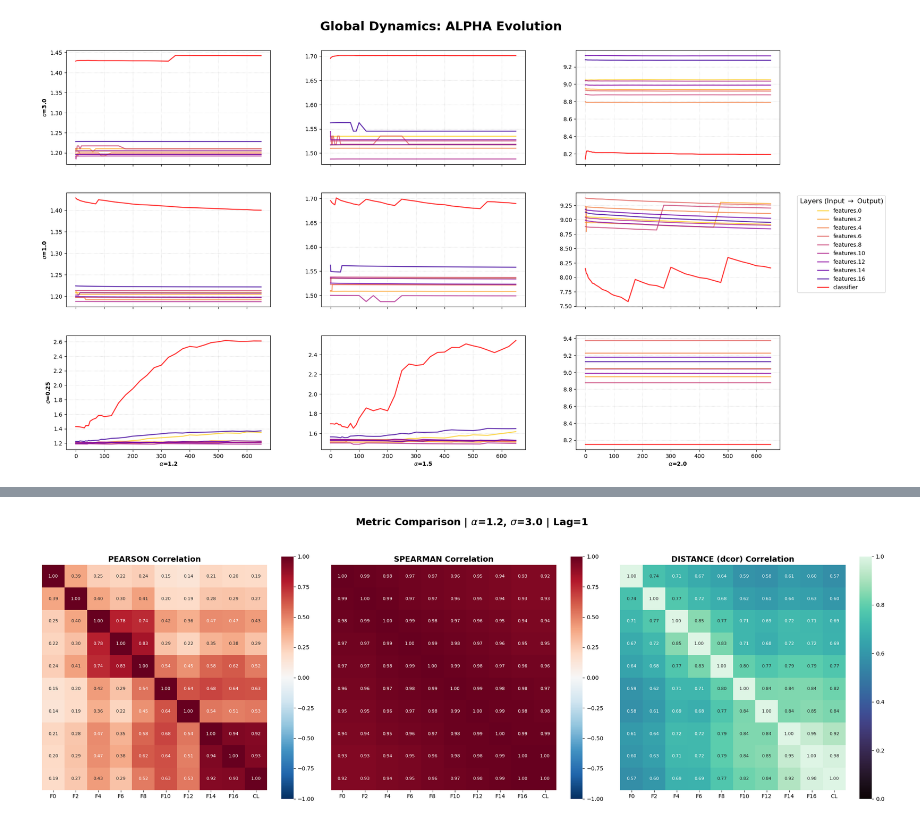
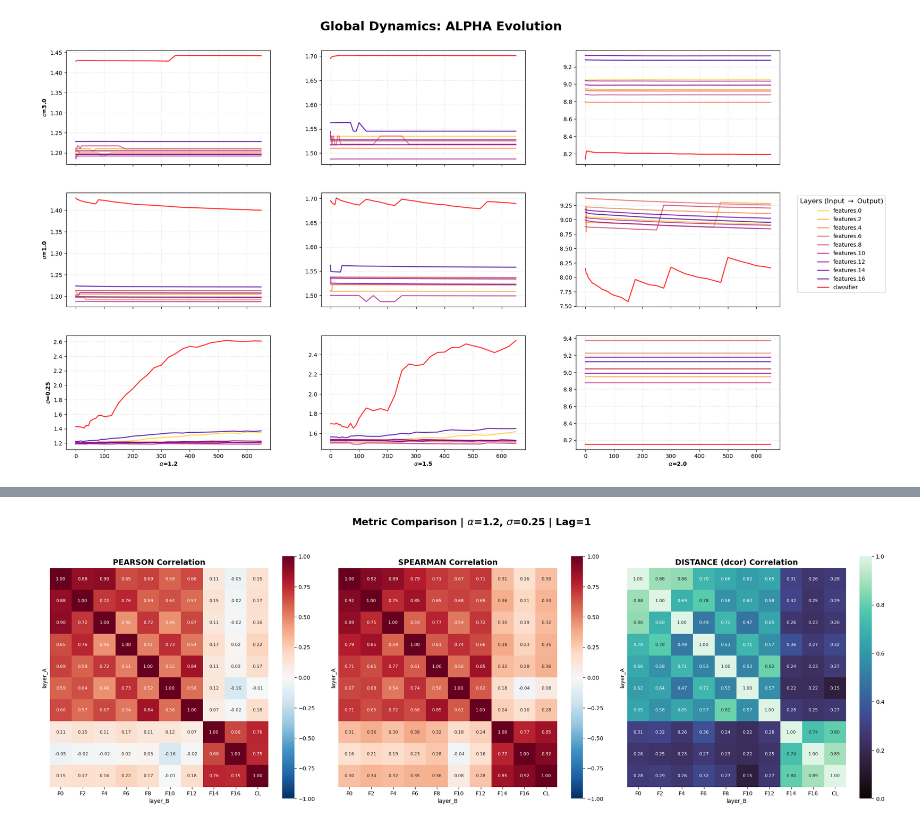
Before and after one commit to YiHaoFromEarth/ht-initialisation-dynamics, a Jupyter notebook: plots.ipynb, the cells around one changed output, grey strips where cells are left out. Cells and saved outputs as stored; diff of their text form; code cells hidden in the pictures.

```diff
--- a/plots.ipynb
+++ b/plots.ipynb
@@ -709,8 +590,69 @@ plot_correlation_facet(corr_df, delta_t=1, method="dcor")
 # %%
+import pandas as pd
+import numpy as np
+import seaborn as sns
+import matplotlib.pyplot as plt
+import re
+import dcor  # Distance Correlation
+
+def compute_and_plot_trinity(parquet_path, alpha_val, sigma_val, time_lag=1, metric_col="l2_dist"):
+    """
+    Computes Pearson, Spearman, and Distance Correlation from the master Parquet
+    and visualizes them using the Trinity Heatmap layout.
+    """
+    # 1. Load and filter the master scalar database
+    df_full = pd.read_parquet(parquet_path)
+
+    # Filter for physics regime and the specific lag (tau)
+    subset = df_full[
+        (df_full['alpha'] == alpha_val) &
+        (np.isclose(df_full['sigma'], sigma_val)) &
+        (df_full['time_lag'] == time_lag)
+    ].copy()
+
+    if subset.empty:
+        print(f"Error: No data found for alpha={alpha_val}, sigma={sigma_val}, lag={time_lag}")
+        return
+
+    # 2. Pivot data to create a Time-Series Matrix (Rows=Steps, Columns=Layers)
+    # We use 'step' as the index to ensure we correlate displacements at the same time point
+    ts_matrix = subset.pivot(index="step", columns="layer", values=metric_col).dropna()
+    layers = ts_matrix.columns.tolist()
+
+    # 3. Calculate Correlation Matrices
+    pearson_mat = ts_matrix.corr(method='pearson')
+    spearman_mat = ts_matrix.corr(method='spearman')
+
+    # Distance Correlation (Manual pair-wise calculation as it's not native to Pandas)
+    n_layers = len(layers)
+    dcor_mat = pd.DataFrame(np.ones((n_layers, n_layers)), index=layers, columns=layers)
+
+    print(f"Calculating Distance Correlation for {n_layers} layers...")
+    for i in range(n_layers):
+        for j in range(i + 1, n_layers):
+            val = dcor.distance_correlation(ts_matrix.iloc[:, i], ts_matrix.iloc[:, j])
+            dcor_mat.iloc[i, j] = dcor_mat.iloc[j, i] = val
+
+    # 4. Helper to format for your original plotting function
+    def melt_matrix(mat):
+        # Ensure the index has a predictable name before resetting
+        mat.index.name = "layer_A"
+        melted = mat.reset_index().melt(id_vars="layer_A", var_name="layer_B", value_name="correlation")
+        melted['alpha'] = alpha_val
+        melted['sigma'] = sigma_val
+        melted['delta_t'] = time_lag
+        return melted
+
+    df_p = melt_matrix(pearson_mat)
+    df_s = melt_matrix(spearman_mat)
+    df_d = melt_matrix(dcor_mat)
+
+    # 5. Call your existing plotting logic
+    plot_correlation_trinity(df_p, df_s, df_d, alpha_val, sigma_val, delta_t=time_lag)
+
 def plot_correlation_trinity(pearson_df, spearman_df, dcor_df, alpha_val, sigma_val, delta_t=1):
     """
-    Plots Pearson, Spearman, and Distance Correlation heatmaps side-by-side
-    for a specific run configuration.
+    Your original plotting function with minor tweaks to handle the DataFrame format.
     """
     fig, axes = plt.subplots(1, 3, figsize=(22, 7), sharey=True)
 
@@ -721,29 +663,19 @@ def plot_correlation_trinity(pearson_df, spearman_df, dcor_df, alpha_val, sigma_
     ]
 
     def sort_key(name):
+        # Sorts features.0, features.16, classifier...
         nums = re.findall(r'\d+', name)
-        return int(nums[0]) if nums else 999
+        if 'classifier' in name.lower(): return 999
+        return int(nums[0]) if nums else 0
 
     for i, (name, df, cmap, (vmin, vmax)) in enumerate(methods):
         ax = axes[i]
 
-        # Filter for the specific physics regime
-        subset = df[
-            (df['alpha'] == alpha_val) &
-            (np.isclose(df['sigma'], sigma_val)) &
-            (df['delta_t'] == delta_t)
-        ]
-
-        if subset.empty:
-            ax.text(0.5, 0.5, f"No Data for {name}", ha='center', transform=ax.transAxes)
-            continue
-
-        # Pivot and Sort Layers
-        matrix = subset.pivot(index="layer_A", columns="layer_B", values="correlation")
+        # Standardize matrix for heatmap
+        matrix = df.pivot(index="layer_A", columns="layer_B", values="correlation")
         ordered = sorted(matrix.index.tolist(), key=sort_key)
         matrix = matrix.reindex(index=ordered, columns=ordered)
 
-        # Clean labels
         short_labels = [l.replace('.weight', '').replace('features.', 'F').replace('classifier', 'CL') for l in ordered]
 
         sns.heatmap(
@@ -754,18 +686,13 @@ def plot_correlation_trinity(pearson_df, spearman_df, dcor_df, alpha_val, sigma_
         )
 
         ax.set_title(f"{name} Correlation", fontsize=14, fontweight='bold')
-        ax.set_xlabel("")
-        ax.set_ylabel("")
 
     plt.suptitle(f"Metric Comparison | $\\alpha$={alpha_val}, $\\sigma$={sigma_val} | Lag={delta_t}",
                  fontsize=18, fontweight='bold', y=1.05)
-
     plt.tight_layout()
+    plt.savefig("correlations.pdf", bbox_inches="tight")  # Save as PDF for high quality
     plt.show()
 
-# Usage:
-df_p = pd.read_csv("layer_correlations_pearson.csv")
-df_s = pd.read_csv("layer_correlations_spearman.csv")
-df_d = pd.read_csv("layer_correlations_dcor.csv")
-plot_correlation_trinity(df_p, df_s, df_d, alpha_val=1.2, sigma_val=3.0)
+# EXECUTION:
+compute_and_plot_trinity("displacement_database.parquet", alpha_val=1.2, sigma_val=0.25, time_lag=1)
 # %% [output]
@@ -772,4 +700,4 @@ plot_correlation_trinity(df_p, df_s, df_d, alpha_val=1.2, sigma_val=3.0)
-[figure, old version]
+[figure, new version]
 # %%
 # 1. Initialization and Data Extraction
 
```
Also changed, not shown: parts of 14 cells of this notebook, 14 other files.
